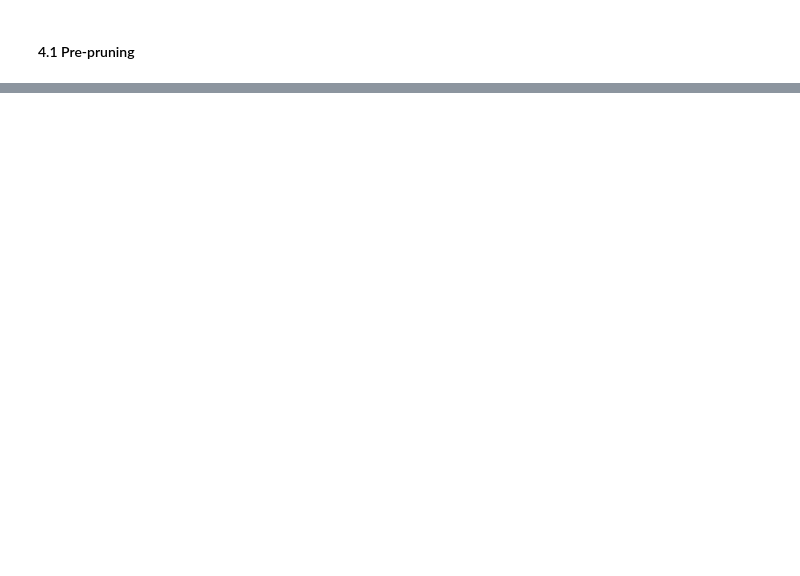
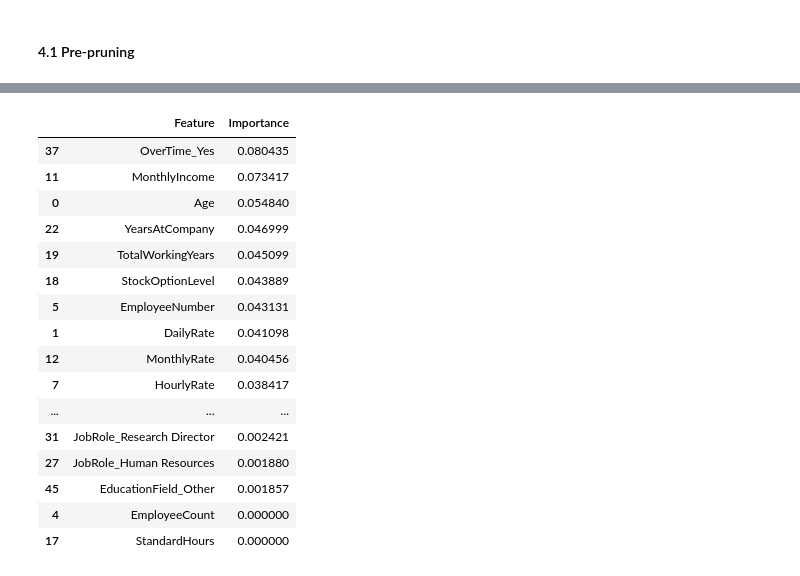
Before and after one commit to kevish2822/Machine-Learning-Foundations, a Jupyter notebook: 01_Supervised_Learning/Employee_Attrition_Project/employee-attrition.ipynb, the cells around one changed output, grey strips where cells are left out. Cells and saved outputs as stored; diff of their text form; code cells hidden in the pictures; blank space fills up the shorter version.

Commit message:
finished employee attrition project

```diff
--- a/01_Supervised_Learning/Employee_Attrition_Project/employee-attrition.ipynb
+++ b/01_Supervised_Learning/Employee_Attrition_Project/employee-attrition.ipynb
@@ -394,0 +441,13 @@ CM:  [[221  34]
+# %%
+best_post_DT_model = DecisionTreeClassifier(ccp_alpha=best_ccp_alpha, random_state=55)
+best_post_DT_model.fit(X_train, y_train)
+
+y_pred_best_post_DT = best_post_DT_model.predict(X_test)
+
+# Evaluation
+print("Decision Tree Model")
+print("Recall: ", recall_score(y_test, y_pred_best_post_DT))
+print("Accuracy: ", accuracy_score(y_test, y_pred_best_post_DT))
+print("Precision: ", precision_score(y_test, y_pred_best_post_DT))
+print("F1 score: ", f1_score(y_test, y_pred_best_post_DT))
+print("CM: ", confusion_matrix(y_test, y_pred_best_post_DT))
@@ -394,0 +569,20 @@ CM:  [[221  34]
+# %%
+feature_importance_df
+# %% [output]
+|  | Feature | Importance |
+| 37 | OverTime_Yes | 0.080435 |
+| 11 | MonthlyIncome | 0.073417 |
+| 0 | Age | 0.054840 |
+| 22 | YearsAtCompany | 0.046999 |
+| 19 | TotalWorkingYears | 0.045099 |
+| 18 | StockOptionLevel | 0.043889 |
+| 5 | EmployeeNumber | 0.043131 |
+| 1 | DailyRate | 0.041098 |
+| 12 | MonthlyRate | 0.040456 |
+| 7 | HourlyRate | 0.038417 |
+| ... | ... | ... |
+| 31 | JobRole_Research Director | 0.002421 |
+| 27 | JobRole_Human Resources | 0.001880 |
+| 45 | EducationField_Other | 0.001857 |
+| 4 | EmployeeCount | 0.000000 |
+| 17 | StandardHours | 0.000000 |
```
Also changed, not shown: parts of 23 cells of this notebook, 2 other files.
